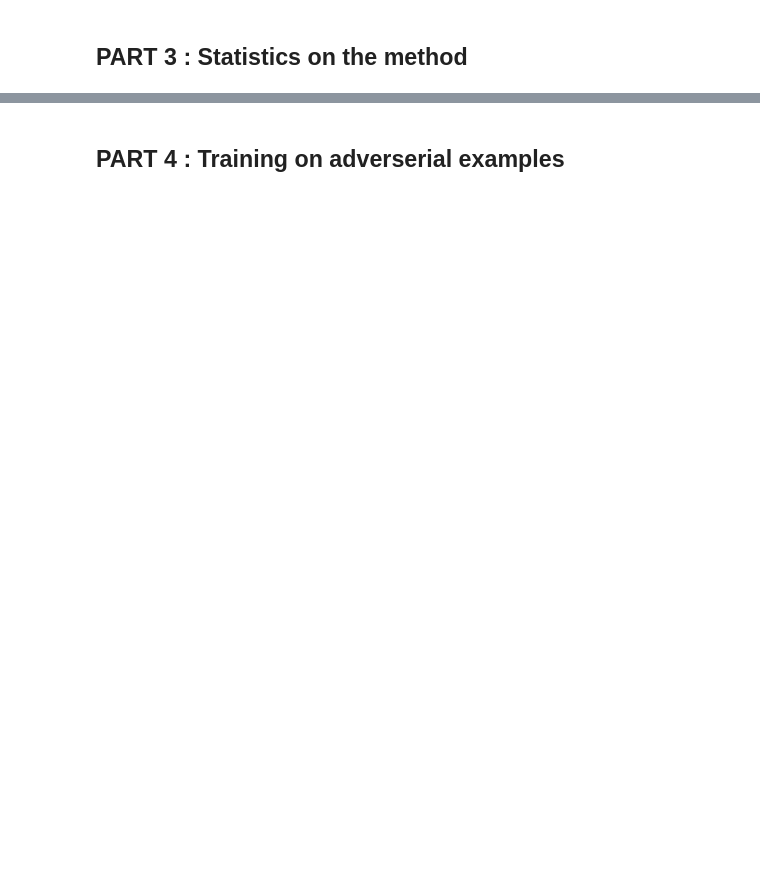
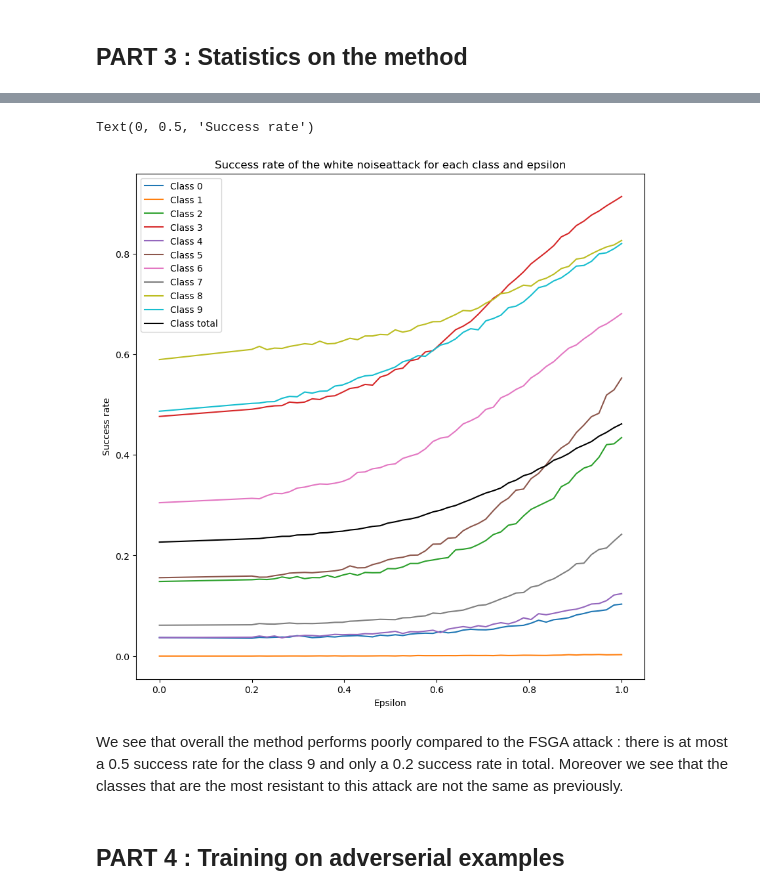
Before and after one commit to abelmaxv/ARIA-image-devoir, a Jupyter notebook: devoir.ipynb, the cells around one changed output, grey strips where cells are left out. Drawn from its saved outputs; the diff is of its cells as text; code cells hidden in the pictures; blank space fills up the shorter version.

```diff
--- a/devoir.ipynb
+++ b/devoir.ipynb
@@ -297,2 +359,50 @@ plt.tight_layout()
+# %%
+epsilons = torch.concat([torch.zeros(1), torch.linspace(0.2, 1, 50)])
+N = 10
+
+evolution = {
+    0 : [],
+    1 : [],
+    2 : [],
+    3 : [],
+    4 : [],
+    5 : [],
+    6 : [],
+    7 : [],
+    8 : [],
+    9 : [],
+    "total" :[]
+}
+
+for e in tqdm(epsilons):
+    for key in evolution.keys():
+        success_rates = []
+        # We average over N trajectories to get a more stable result
+        for _ in range(N):
+            inputs = images
+            inputs_labels = labels
+            if type(key) == int:
+                inputs = images[labels == key]
+                inputs_labels = torch.zeros(len(inputs)) + key
+            adv_images, _ = add_white_noise(inputs, e)
+            adv_labels = torch.argmax(model(adv_images.to(device)), dim = 1)
+            success_rate = (adv_labels != inputs_labels.to(device)).float().mean().item()
+            success_rates.append(success_rate)
+        evolution[key].append(torch.mean(torch.tensor(success_rates)))
+# %%
+fig, ax = plt.subplots(1,1, figsize = (10,10))
+colors = ['#1f77b4', '#ff7f0e', '#2ca02c', '#d62728', '#9467bd',
+          '#8c564b', '#e377c2', '#7f7f7f', '#bcbd22', '#17becf', '#000000']
+for i, key in enumerate(evolution.keys()):
+    ax.plot(epsilons, evolution[key], label = f"Class {key}", color=colors[i])
+ax.legend()
+ax.set_title("Success rate of the white noiseattack for each class and epsilon")
+ax.set_xlabel("Epsilon")
+ax.set_ylabel("Success rate")
+# %% [output]
+Text(0, 0.5, 'Success rate')
+[figure, added]
+# %% [markdown]
+We see that overall the method performs poorly compared to the FSGA attack : there is at most a 0.5 success rate for the class 9 and only a 0.2 success rate in total. Moreover we see that the classes that are the most resistant to this attack are not the same as previously.
 # %% [markdown]
 ## PART 4 : Training on adverserial examples
```
Also changed, not shown: parts of 15 cells of this notebook.
